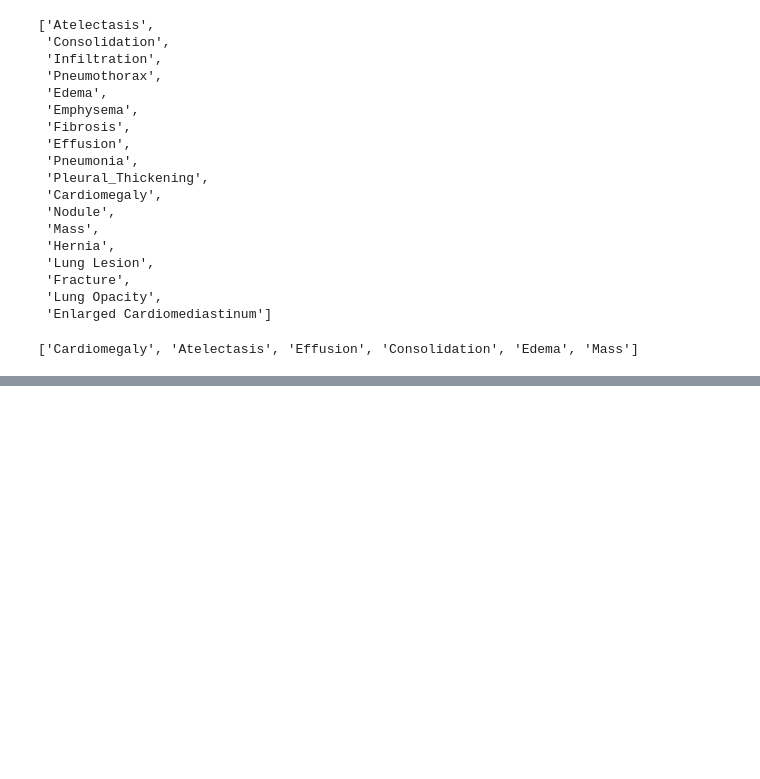
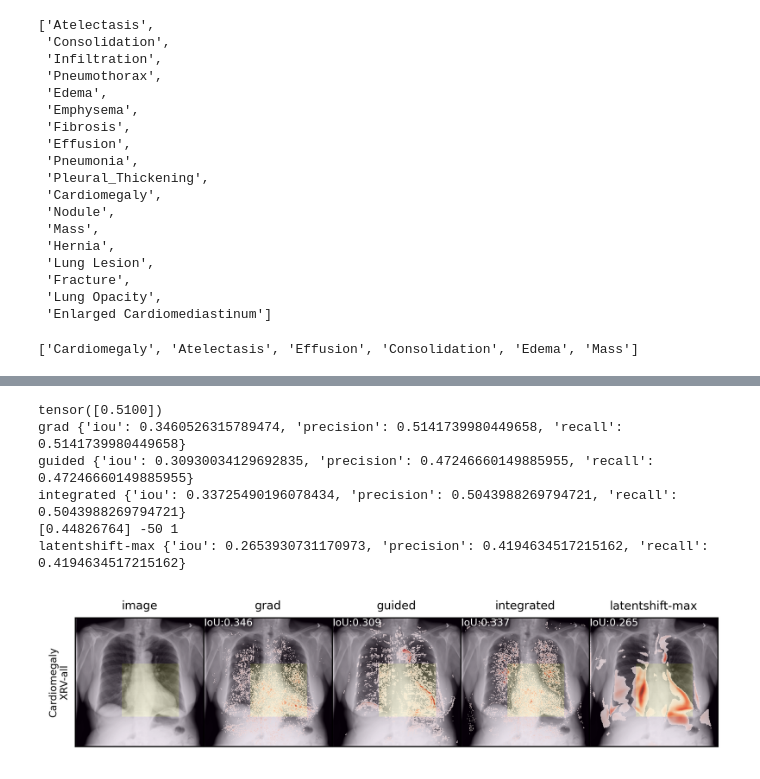
Before and after one commit to mlmed/gifsplanation, a Jupyter notebook: gif-attributionmaps.ipynb, the cells around one changed output, grey strips where cells are left out. Cells and saved outputs as stored; diff of their text form; code cells hidden in the pictures; blank space fills up the shorter version.

```diff
--- a/gif-attributionmaps.ipynb
+++ b/gif-attributionmaps.ipynb
@@ -145,0 +146,16 @@ tensor([0.8102])
+# %%
+target = "Cardiomegaly"
+label = 1
+dwhere = np.where(dmerge.csv.has_masks & (dmerge.labels[:,dmerge.pathologies.index(target)]  == 1))[0]
+idx = 5
+sample = dmerge[dwhere[idx]]
+model = models[0]
+attribution.generate_attributions(sample, model, target, ae, temp_path, dmerge, plot_iou=True)
+# %% [output]
+tensor([0.5100])
+grad {'iou': 0.3460526315789474, 'precision': 0.5141739980449658, 'recall': 0.5141739980449658}
+guided {'iou': 0.30930034129692835, 'precision': 0.47246660149885955, 'recall': 0.47246660149885955}
+integrated {'iou': 0.33725490196078434, 'precision': 0.5043988269794721, 'recall': 0.5043988269794721}
+[0.44826764] -50 1
+latentshift-max {'iou': 0.2653930731170973, 'precision': 0.4194634517215162, 'recall': 0.4194634517215162}
+[figure, added]
```
Also changed, not shown: parts of 9 cells of this notebook, 2 other files.
